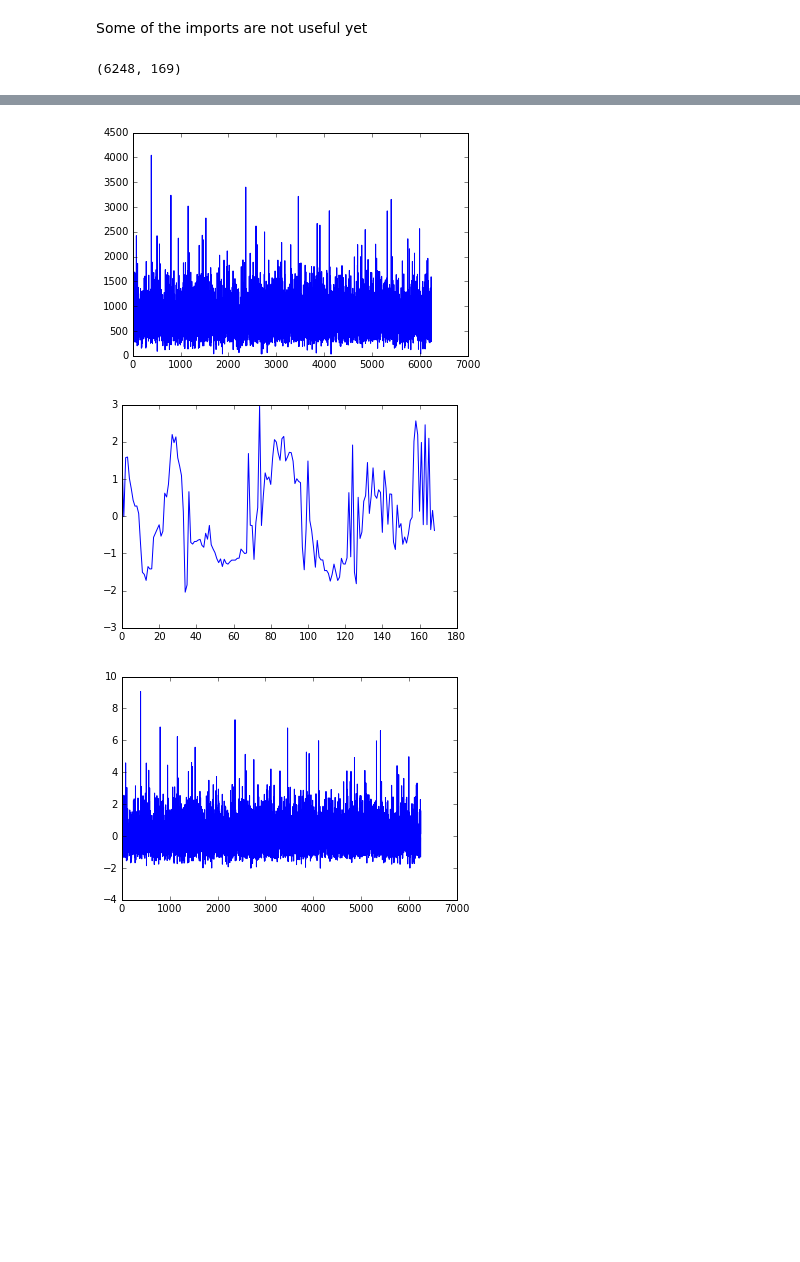
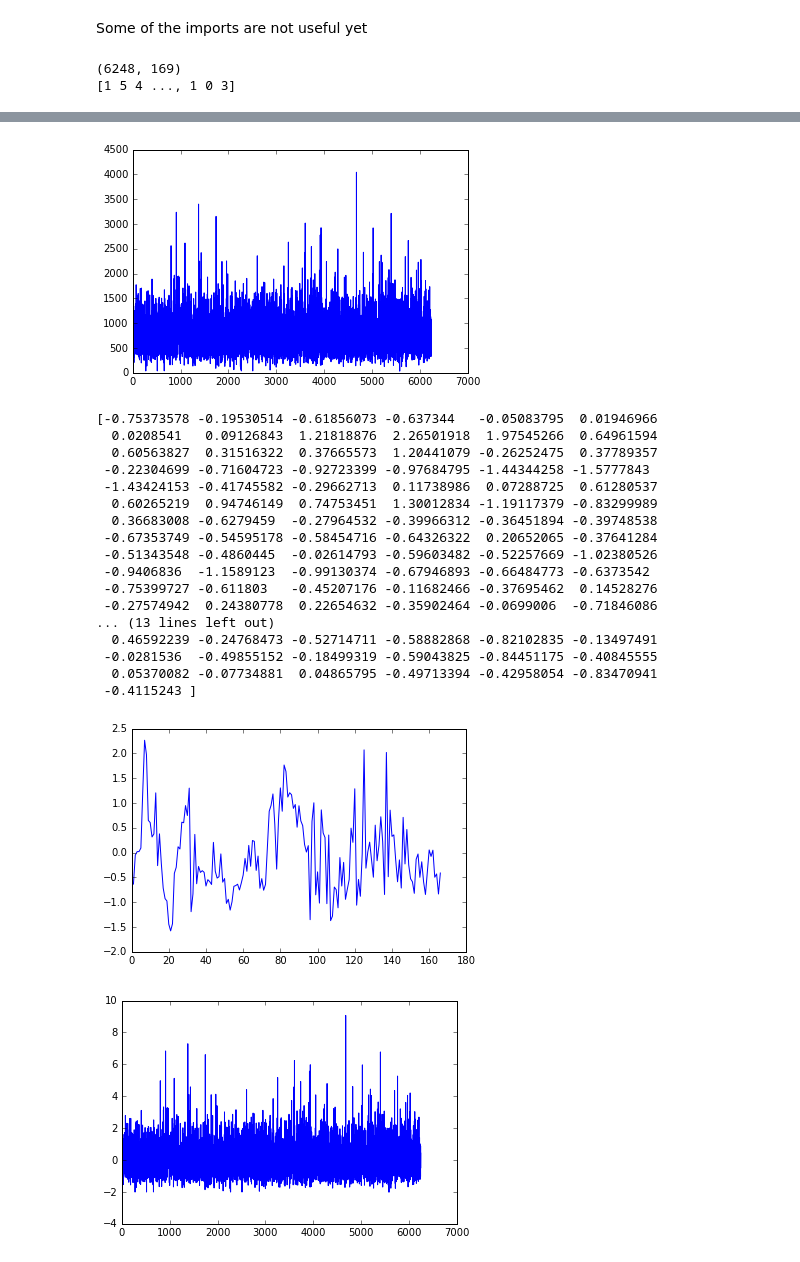
Before and after one commit to SoundSourceAnalyzer/GenreRecognitionTensorFlow, a Jupyter notebook: genrerecognition2.ipynb, the cells around one changed output, grey strips where cells are left out. Saved outputs shown, nothing was run; the diff lists cells and outputs as text; code cells hidden in the pictures; blank space fills up the shorter version.

Commit message:
GZTAN dataset extraction and training

```diff
--- a/genrerecognition2.ipynb
+++ b/genrerecognition2.ipynb
@@ -93,8 +93,10 @@ def reformat(dataset, labels):
 train_dataset, train_labels = reformat(train_dataset_xs, train_dataset_y)
 test_dataset, test_labels = reformat(test_dataset_xs, test_dataset_y)
 print(train_dataset.shape)
+print (test_dataset_y)
 # %% [output]
 (6248, 169)
+[1 5 4 ..., 1 0 3]
 # %%
 %matplotlib inline
 
@@ -109,8 +111,7 @@ sigma = train_dataset.std(axis=0)
 train_dataset_scaled = (train_dataset - mu) / sigma
 test_dataset_scaled = (test_dataset - mu) / sigma
 
-
-plt.plot(train_dataset_scaled[0,:])
+plt.plot(train_dataset_scaled[0,2:])
 plt.show()
 
 plt.plot(train_dataset_scaled[:,0])
@@ -120,4 +121,21 @@ plt.show()
-[figure, old version]
+[figure, new version]
+[-0.75373578 -0.19530514 -0.61856073 -0.637344   -0.05083795  0.01946966
+  0.0208541   0.09126843  1.21818876  2.26501918  1.97545266  0.64961594
+  0.60563827  0.31516322  0.37665573  1.20441079 -0.26252475  0.37789357
+ -0.22304699 -0.71604723 -0.92723399 -0.97684795 -1.44344258 -1.5777843
+ -1.43424153 -0.41745582 -0.29662713  0.11738986  0.07288725  0.61280537
+  0.60265219  0.94746149  0.74753451  1.30012834 -1.19117379 -0.83299989
+  0.36683008 -0.6279459  -0.27964532 -0.39966312 -0.36451894 -0.39748538
+ -0.67353749 -0.54595178 -0.58454716 -0.64326322  0.20652065 -0.37641284
+ -0.51343548 -0.4860445  -0.02614793 -0.59603482 -0.52257669 -1.02380526
+ -0.9406836  -1.1589123  -0.99130374 -0.67946893 -0.66484773 -0.6373542
+ -0.75399727 -0.611803   -0.45207176 -0.11682466 -0.37695462  0.14528276
+ -0.27574942  0.24380778  0.22654632 -0.35902464 -0.0699006  -0.71846086
+... (13 lines left out)
+  0.46592239 -0.24768473 -0.52714711 -0.58882868 -0.82102835 -0.13497491
+ -0.0281536  -0.49855152 -0.18499319 -0.59043825 -0.84451175 -0.40845555
+  0.05370082 -0.07734881  0.04865795 -0.49713394 -0.42958054 -0.83470941
+ -0.4115243 ]
-[figure, old version]
+[figure, new version]
-[figure, old version]
+[figure, new version]
 # %%
```
Also changed, not shown: parts of 2 cells of this notebook, 9 other files.
